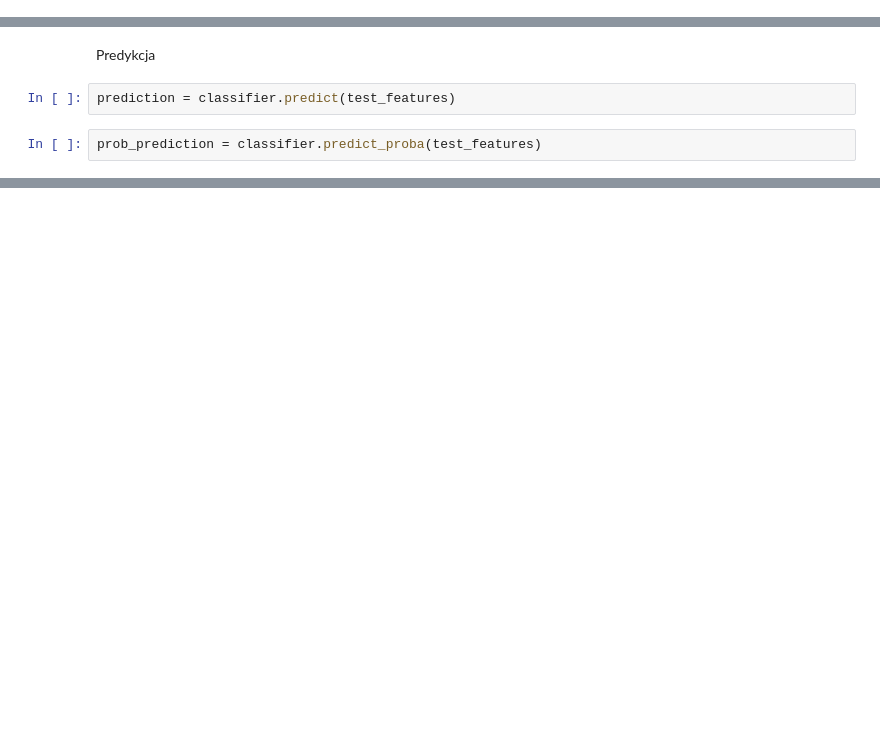
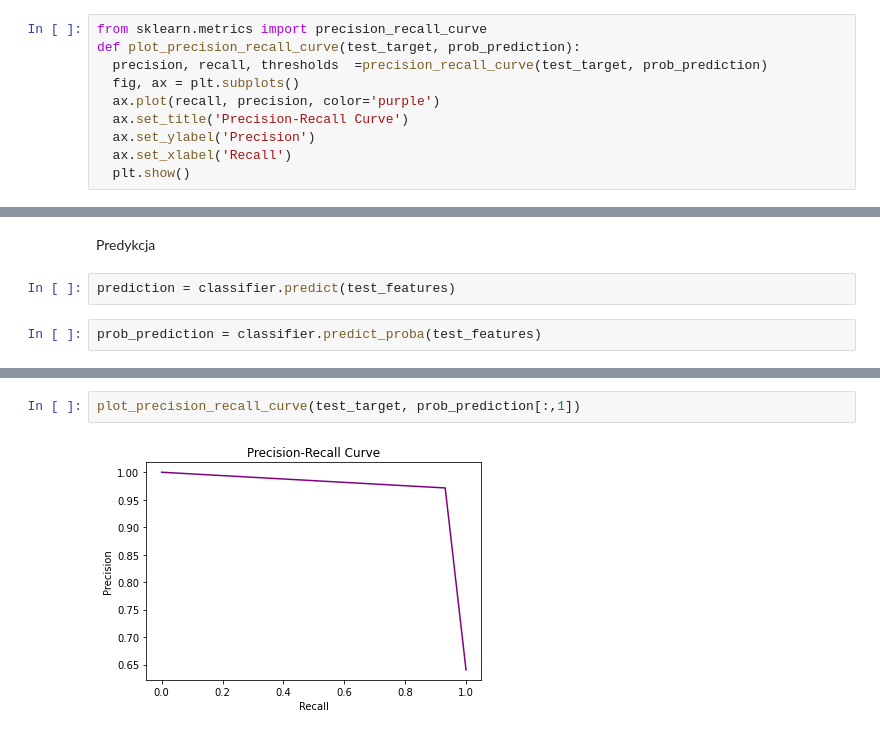
Before and after one commit to Rolkarolka/Classification-evaluation, a Jupyter notebook: Metrics.ipynb, the cells around one changed output, grey strips where cells are left out. Drawn from its saved outputs; the diff is of its cells as text; blank space fills up the shorter version.

```diff
--- a/Metrics.ipynb
+++ b/Metrics.ipynb
@@ -16,0 +156,10 @@ Requirement already satisfied: threadpoolctl>=2.0.0 in /usr/local/lib/python3.7/
+# %%
+from sklearn.metrics import precision_recall_curve
+def plot_precision_recall_curve(test_target, prob_prediction):
+  precision, recall, thresholds  =precision_recall_curve(test_target, prob_prediction)
+  fig, ax = plt.subplots()
+  ax.plot(recall, precision, color='purple')
+  ax.set_title('Precision-Recall Curve')
+  ax.set_ylabel('Precision')
+  ax.set_xlabel('Recall')
+  plt.show()
@@ -258,0 +308,4 @@ make_plot(x, y, f"Metrics for {evaluated_model}", c)
+# %%
+plot_precision_recall_curve(test_target, prob_prediction[:,1])
+# %% [output]
+[figure, added]
```
Also changed, not shown: parts of 117 cells of this notebook, 15 other files.
